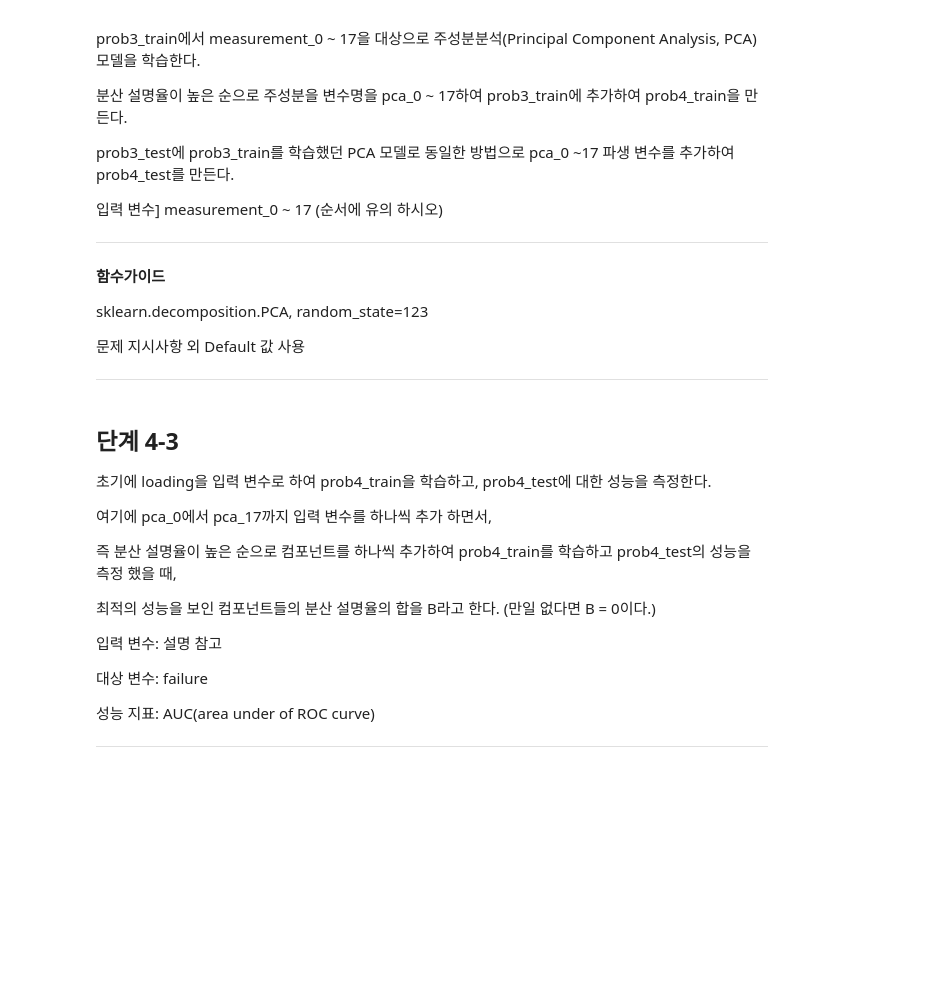
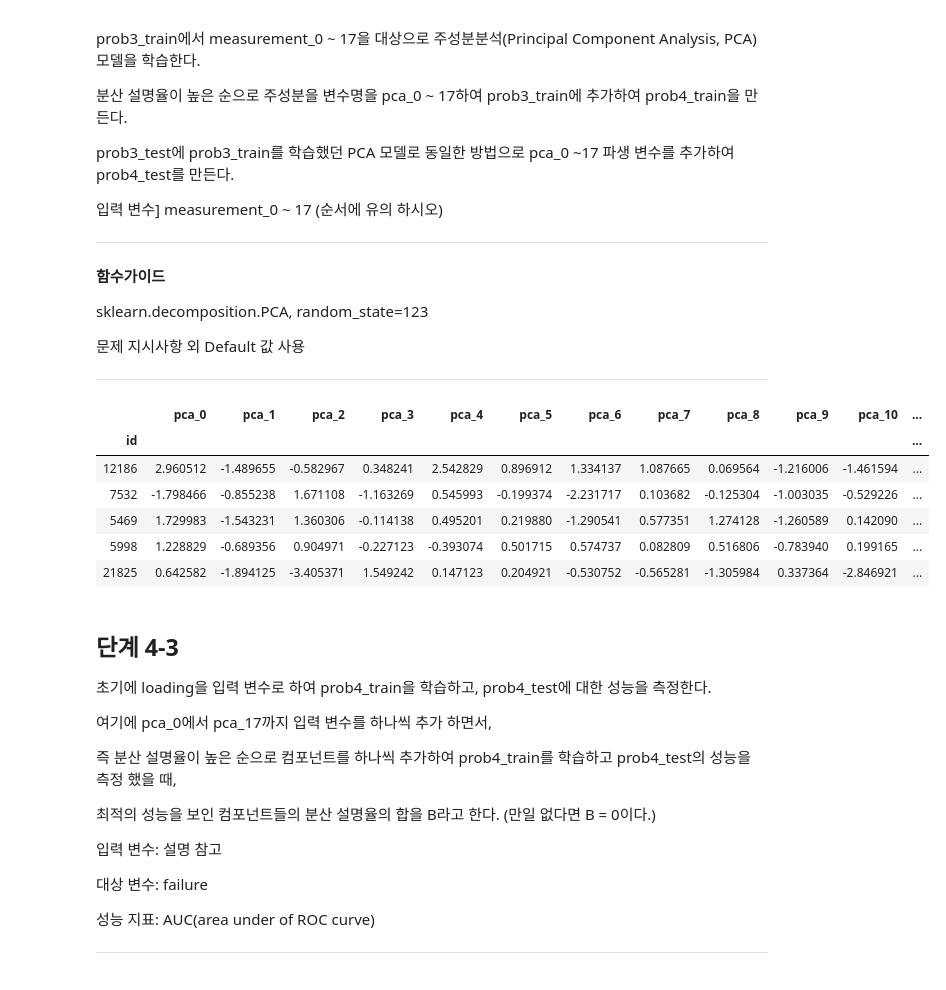
Before and after one commit to sunkusun9/DS_lv3_2403_1, a Jupyter notebook: sec_ds_lv3_prob1_prob.ipynb, the cells around one changed output. Cells and saved outputs as stored; diff of their text form; code cells hidden in the pictures; blank space fills up the shorter version.

```diff
--- a/sec_ds_lv3_prob1_prob.ipynb
+++ b/sec_ds_lv3_prob1_prob.ipynb
@@ -1060,6 +1083,41 @@ sklearn.decomposition.PCA, random_state=123
 문제 지시사항 외 Default 값 사용
 
 ---
+# %%
+from sklearn.decomposition import PCA
+# n_components를 None으로 하면, 모든 성분을 가져옵니다.
+# n_components 0~1 사이의 실수는 전체 변동성 중에서 n_components 비율 만큼 변동성을 설명할 수 있는 최소의 성분수 만큼 가져오도록 설정합니다.
+# n_components 정수일 경우에는 제시한 성분수 만큼을 가져옵니다.
+pca = PCA(
+    n_components=None,
+    random_state=123
+)
+X_pca = ['measurement_{}'.format(i) for i in range(0, 18)]
+X_comp = ['pca_{}'.format(i) for i in range(0, 18)]
+df_prob4_train = df_prob3_train.copy()
+df_prob4_test = df_prob3_test.copy()
+
+# 시험장 버젼의 pandas는 numpy array된 여러개의 파생변수를 생성하지 못합니다.
+# pca에서 transform은 2-차원 numpy array인데요, 복수개의 컬럼을 추가하려면
+# 아래와 같이 DataFrame으로 만들어주어야 합니다.
+# 이 때 인덱스를 추가하려는 데이터프레임과 맞추어 주어야 의도한대로 추가가 됩니다.
+# 이 점 꼭 유의하세요!
+df_prob4_train[X_comp] = pd.DataFrame(
+    pca.fit_transform(df_prob4_train[X_pca]), index = df_prob4_train.index, columns=X_comp
+)
+df_prob4_test[X_comp] = pd.DataFrame(
+    pca.transform(df_prob4_test[X_pca]), index = df_prob4_test.index, columns=X_comp
+)
+# %%
+df_prob3_train[X_comp].head()
+# %% [output]
+|  | pca_0 | pca_1 | pca_2 | pca_3 | pca_4 | pca_5 | pca_6 | pca_7 | pca_8 | pca_9 | pca_10 | ... |
+| id |  |  |  |  |  |  |  |  |  |  |  | ... |
+| 12186 | 2.960512 | -1.489655 | -0.582967 | 0.348241 | 2.542829 | 0.896912 | 1.334137 | 1.087665 | 0.069564 | -1.216006 | -1.461594 | ... |
+| 7532 | -1.798466 | -0.855238 | 1.671108 | -1.163269 | 0.545993 | -0.199374 | -2.231717 | 0.103682 | -0.125304 | -1.003035 | -0.529226 | ... |
+| 5469 | 1.729983 | -1.543231 | 1.360306 | -0.114138 | 0.495201 | 0.219880 | -1.290541 | 0.577351 | 1.274128 | -1.260589 | 0.142090 | ... |
+| 5998 | 1.228829 | -0.689356 | 0.904971 | -0.227123 | -0.393074 | 0.501715 | 0.574737 | 0.082809 | 0.516806 | -0.783940 | 0.199165 | ... |
+| 21825 | 0.642582 | -1.894125 | -3.405371 | 1.549242 | 0.147123 | 0.204921 | -0.530752 | -0.565281 | -1.305984 | 0.337364 | -2.846921 | ... |
 # %% [markdown]
 ## 단계 4-3
 
```
Also changed, not shown: parts of 70 cells of this notebook.
